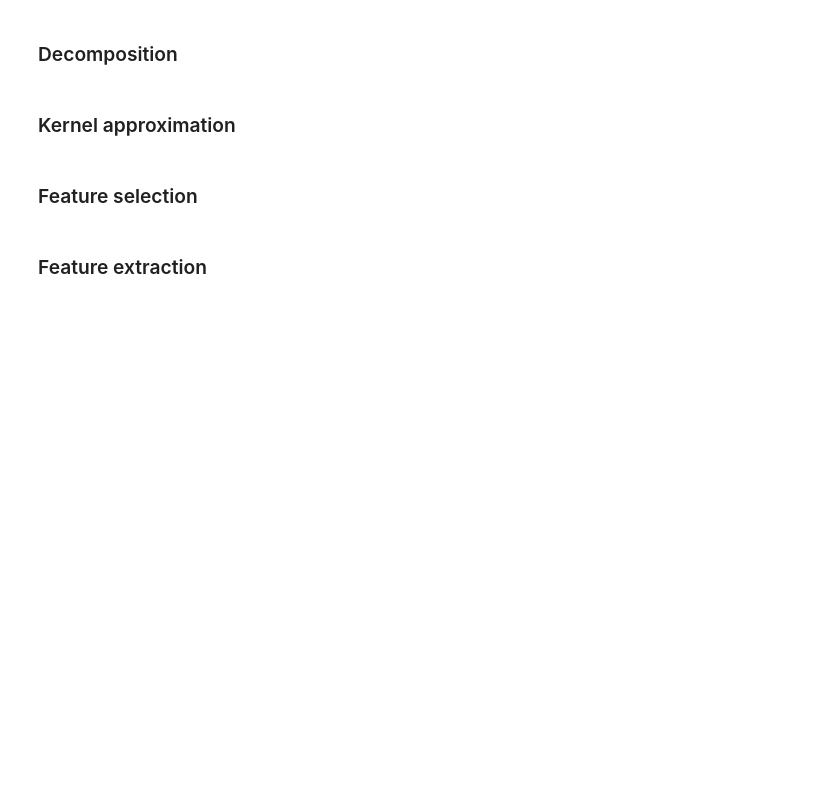
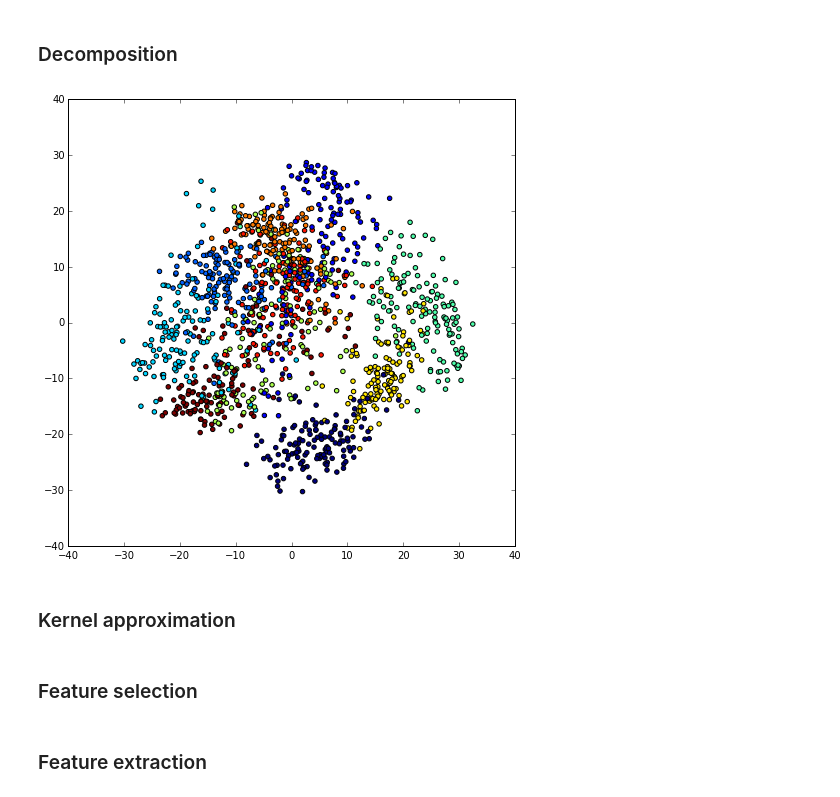
Before and after one commit to glouppe/tutorials-scikit-learn, a Jupyter notebook: An introduction to Machine Learning with Scikit-Learn.ipynb, the cells around one changed output. Cells and saved outputs as stored; diff of their text form; code cells hidden in the pictures; blank space fills up the shorter version.

```diff
--- a/An introduction to Machine Learning with Scikit-Learn.ipynb
+++ b/An introduction to Machine Learning with Scikit-Learn.ipynb
@@ -553,5 +577,18 @@ Mean (after scaling) = [ -4.086e-17  -3.242e-17]
 # %% [markdown]
 ### Decomposition
+# %%
+# Compute decomposition
+from sklearn.decomposition import PCA
+tf = PCA(n_components=2)
+Xt_train = tf.fit_transform(X_train)
+
+# Plot
+plt.scatter(Xt_train[:, 0], Xt_train[:, 1], c=y_train)
+plt.show()
+
+# See also: KernelPCA, NMF, FastICA, ...
+# %% [output]
+[figure, added]
 # %% [markdown]
 ### Kernel approximation
 # %% [markdown]
```
Also changed, not shown: parts of 4 cells of this notebook.
